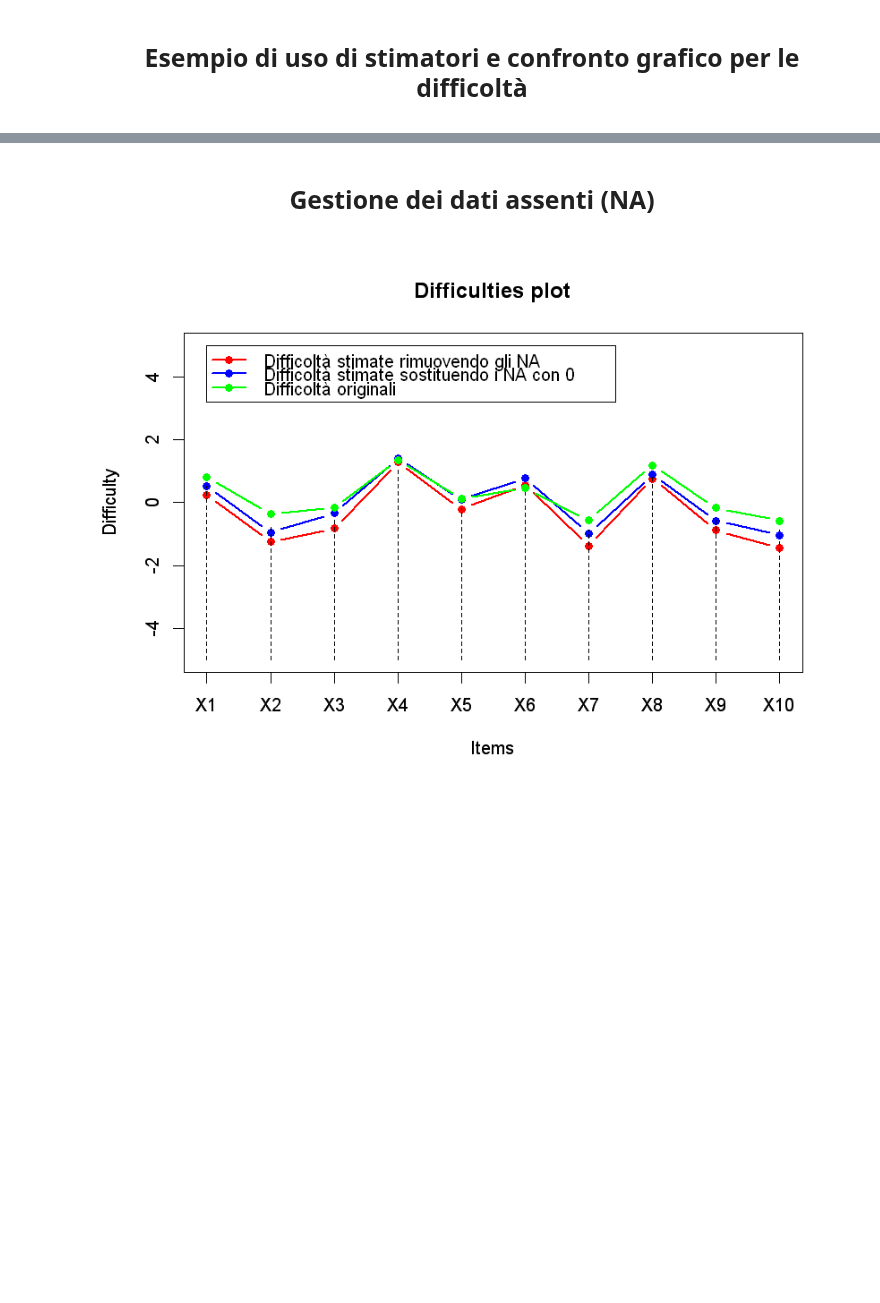
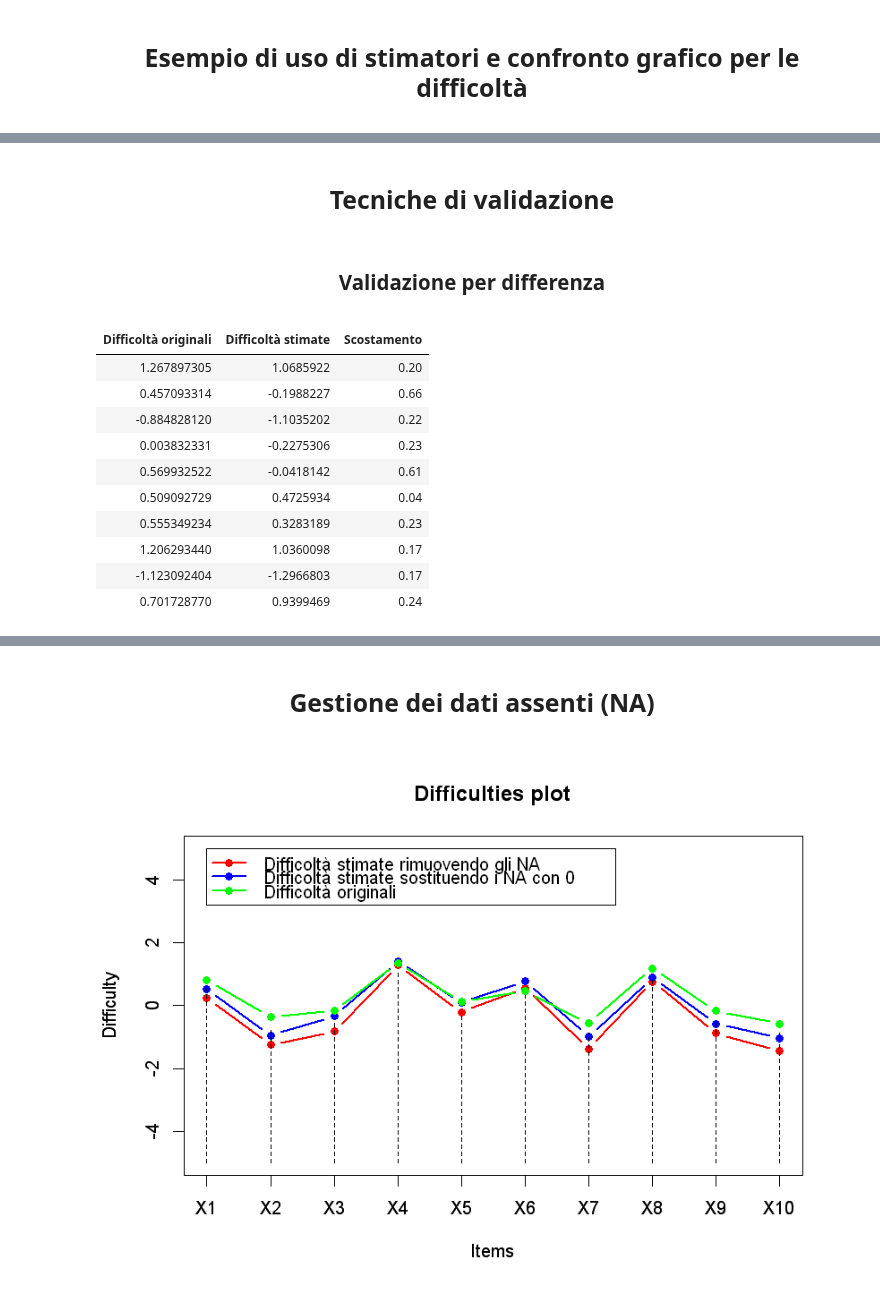
Before and after one commit to MarcoCordoni95/TesiTriennale-ItemResponseTheory, a Jupyter notebook: IRT.ipynb, the cells around one changed output, grey strips where cells are left out. Cells and saved outputs as stored; diff of their text form; code cells hidden in the pictures; blank space fills up the shorter version.

Commit message:
Aggiunti esempi di validazione

```diff
--- a/IRT.ipynb
+++ b/IRT.ipynb
@@ -172,0 +187,26 @@ showProbabilities(df = dfProb)
+# %% [markdown]
+<center>
+    <font face="Baskerville Old Face">
+        <font size="3"> <h2>Tecniche di validazione</h2> </font>
+    </font>
+</center>
+# %% [markdown]
+<center>
+    <font face="Baskerville Old Face">
+        <font size="3"> <h3>Validazione per differenza</h3> </font>
+    </font>
+</center>
+# %%
+validationWithDifference(vect1 = diff, vect2 = difficDichotO, label1 = "Difficoltà originali", label2 = "Difficoltà stimate")
+# %% [output]
+| Difficoltà originali | Difficoltà stimate | Scostamento |
+| 1.267897305 | 1.0685922 | 0.20 |
+| 0.457093314 | -0.1988227 | 0.66 |
+| -0.884828120 | -1.1035202 | 0.22 |
+| 0.003832331 | -0.2275306 | 0.23 |
+| 0.569932522 | -0.0418142 | 0.61 |
+| 0.509092729 | 0.4725934 | 0.04 |
+| 0.555349234 | 0.3283189 | 0.23 |
+| 1.206293440 | 1.0360098 | 0.17 |
+| -1.123092404 | -1.2966803 | 0.17 |
+| 0.701728770 | 0.9399469 | 0.24 |
```
Also changed, not shown: parts of 17 cells of this notebook.
